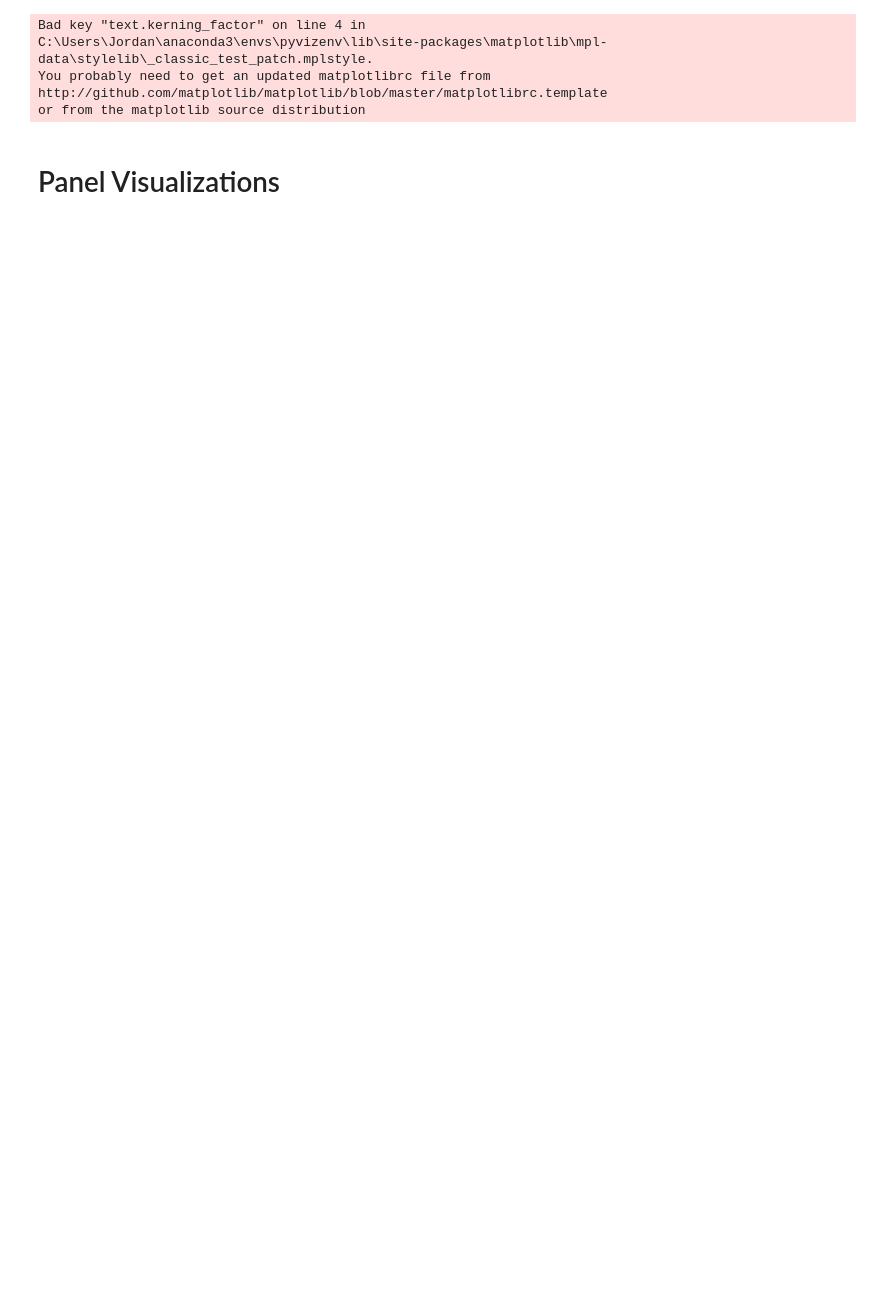
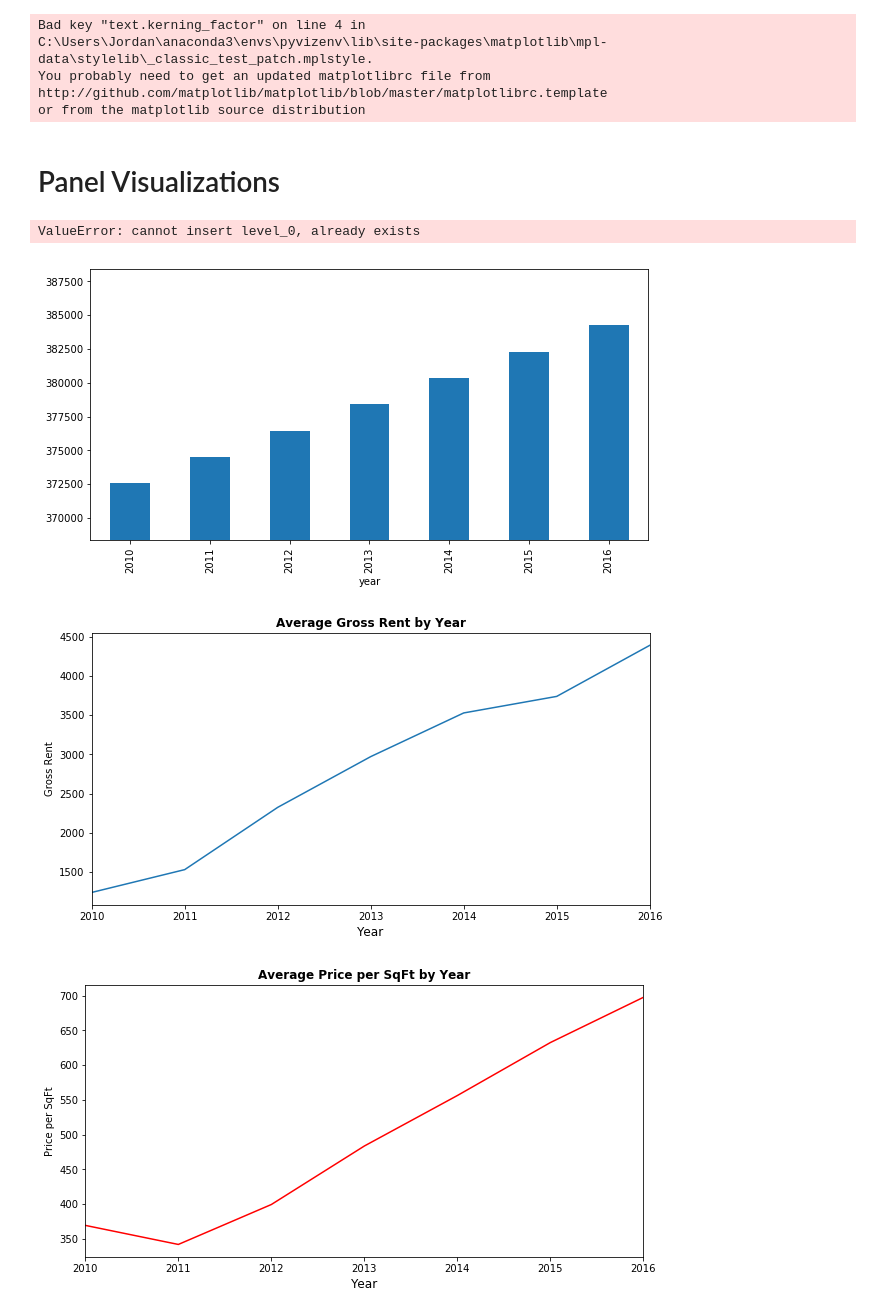
Before and after one commit to BaldHeads/PyViz, a Jupyter notebook: dashboard_jh.ipynb, the cells around one changed output. Cells and saved outputs as stored; diff of their text form; code cells hidden in the pictures; blank space fills up the shorter version.

Commit message:
Dashboard completed

```diff
--- a/dashboard_jh.ipynb
+++ b/dashboard_jh.ipynb
@@ -49,13 +52,13 @@ def housing_units_per_year():
     # plot avg housing/yr
     fig_mean_units = plt.figure()
 
-    mean_units_plot= mean_units_per_yr.plot.bar()
+    mean_units_plot= mean_units_per_yr.plot.bar(figsize=(10,5))
 
     min_lim = mean_units_per_yr.min() - mean_units_per_yr.std()
     max_lim = mean_units_per_yr.max() + mean_units_per_yr.std()
     mean_units_plot.set_ylim(min_lim, max_lim)
 
-    return plt
+    return fig_mean_units
 
 
 def average_gross_rent():
@@ -69,7 +72,7 @@ def average_gross_rent():
     gross_rent_plot.set_xlabel("Year",fontsize=12)
     gross_rent_plot.set_ylabel("Gross Rent")
 
-    return plt
+    return fig_gross_rent
 
 
 def average_sales_price():
@@ -83,7 +86,7 @@ def average_sales_price():
     sales_sqft_plot.set_xlabel("Year",fontsize=12)
     sales_sqft_plot.set_ylabel("Price per SqFt")
 
-    return plt
+    return fig_sales_sqft
 
 
 
@@ -178,10 +181,7 @@ def parallel_categories():
 def neighborhood_map():
     """Neighborhood Map."""
 
-    coords["neighborhood"]= coords["Neighborhood"]
-    coords.set_index("neighborhood", inplace=True)
     neigh_avg= avg_price_neigh.groupby("neighborhood").mean()
-    coords.drop(columns="Neighborhood", inplace=True)
     # # joining data with average price table
     neigh_coords = pd.concat([neigh_avg, coords], axis=1, join="inner")
     neigh_coords.reset_index(inplace=True)
@@ -208,4 +208,41 @@ def sunburst():
         path=["year","neighborhood"],
         values="sale_price_sqr_foot",
         color="gross_rent")
+# %%
+# Dashboard Title
+dashboard_title = "# San Francisco Real Estate 2010-2016"
+
+summary = pn.Row(neighborhood_map(), top_most_expensive_neighborhoods() )
+welcome = pn.Column(
+    """Welcome to the San Francisco Real Estate 2010-2016 Dashboard.
+    Feel free to explore the tabs and charts presented within.
+    For some plots, you can find out more about a particular piece of information by hovering over that piece.
+    For example, you can hover over the dots below on the neighborhood map showing the gross rent and sales price per square foot for particular areas.""",
+    summary
+)
+
+yrly = pn.Row(
+    housing_units_per_year(),
+    average_gross_rent(),
+    average_sales_price()
+)
+
+neigh = pn.Tabs(
+    ("Rent v Sales", most_expensive_neighborhoods_rent_sales()),
+    ("Sales", average_price_by_neighborhood()),
+    ("Rent", average_rent_by_neighborhood())
+)
+
+
+parallel= pn.Row(parallel_coordinates(), parallel_categories())
+sun = pn.Row(sunburst())
+cost = pn.Tabs(
+    ("Parallel Plots", parallel),
+    ("Sunburst Plot", sun)
+)
+# %% [output]
+ValueError: cannot insert level_0, already exists
+[figure, added]
+[figure, added]
+[figure, added]
 # %%
```
Also changed, not shown: parts of 3 cells of this notebook, 2 other files.
